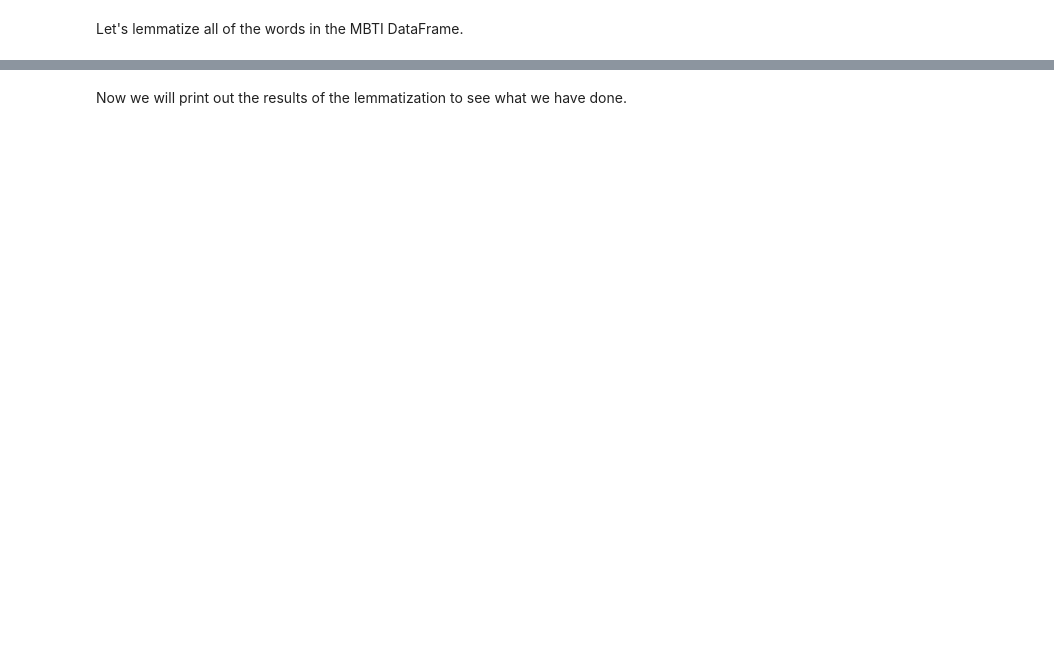
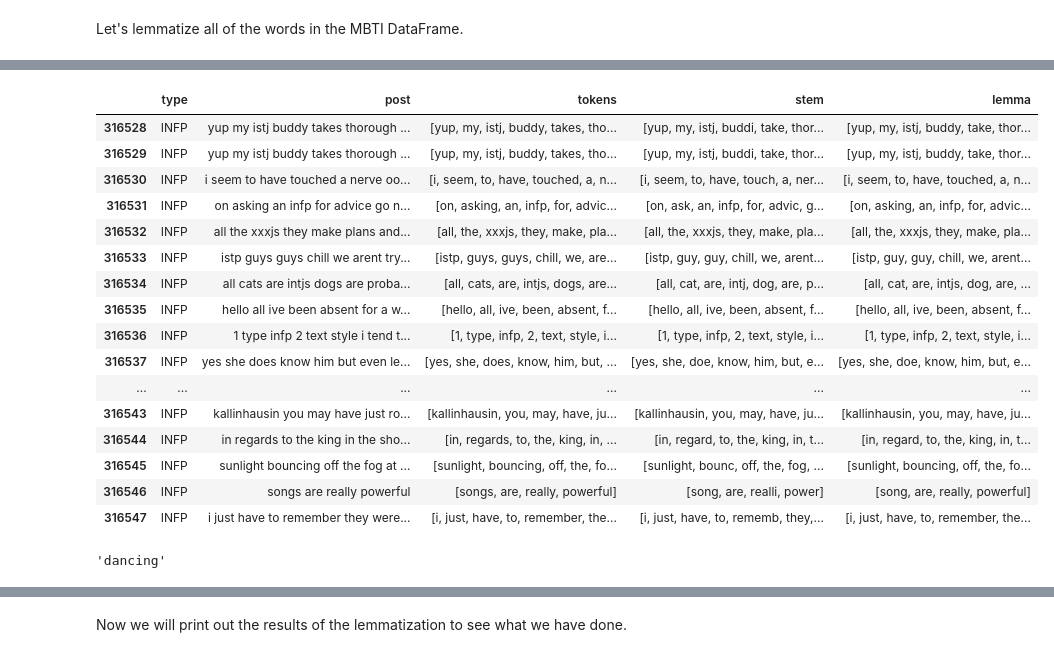
Before and after one commit to mut-rogers/Machine-Learning, a Jupyter notebook: Natural Language Processing - NLP/Introduction_to_NLP_and_cleaning_text_Examples.ipynb, the cells around one changed output, grey strips where cells are left out. Drawn from its saved outputs; the diff is of its cells as text; code cells hidden in the pictures; blank space fills up the shorter version.

```diff
--- a/Natural Language Processing - NLP/Introduction_to_NLP_and_cleaning_text_Examples.ipynb
+++ b/Natural Language Processing - NLP/Introduction_to_NLP_and_cleaning_text_Examples.ipynb
@@ -220,0 +451,2 @@ for word in words.split():
+# %%
+dataset["stem"] = dataset.tokens.apply(stemmer, args=(my_stemmer, ))
@@ -255,0 +555,27 @@ Let's lemmatize all of the words in the MBTI DataFrame.
+# %%
+my_lemmatizer = WordNetLemmatizer()
+# %%
+def do_lematization(word_list, func):
+    return [my_lemmatizer.lemmatize(word) for word in word_list]
+# %%
+dataset["lemma"] = dataset.tokens.apply(do_lematization, args=(my_lemmatizer, ))
+# %%
+dataset.tail(20)
+# %% [output]
+|  | type | post | tokens | stem | lemma |
+| 316528 | INFP | yup my istj buddy takes thorough ... | [yup, my, istj, buddy, takes, tho... | [yup, my, istj, buddi, take, thor... | [yup, my, istj, buddy, take, thor... |
+| 316529 | INFP | yup my istj buddy takes thorough ... | [yup, my, istj, buddy, takes, tho... | [yup, my, istj, buddi, take, thor... | [yup, my, istj, buddy, take, thor... |
+| 316530 | INFP | i seem to have touched a nerve oo... | [i, seem, to, have, touched, a, n... | [i, seem, to, have, touch, a, ner... | [i, seem, to, have, touched, a, n... |
+| 316531 | INFP | on asking an infp for advice go n... | [on, asking, an, infp, for, advic... | [on, ask, an, infp, for, advic, g... | [on, asking, an, infp, for, advic... |
+| 316532 | INFP | all the xxxjs they make plans and... | [all, the, xxxjs, they, make, pla... | [all, the, xxxjs, they, make, pla... | [all, the, xxxjs, they, make, pla... |
+| 316533 | INFP | istp guys guys chill we arent try... | [istp, guys, guys, chill, we, are... | [istp, guy, guy, chill, we, arent... | [istp, guy, guy, chill, we, arent... |
+| 316534 | INFP | all cats are intjs dogs are proba... | [all, cats, are, intjs, dogs, are... | [all, cat, are, intj, dog, are, p... | [all, cat, are, intjs, dog, are, ... |
+| 316535 | INFP | hello all ive been absent for a w... | [hello, all, ive, been, absent, f... | [hello, all, ive, been, absent, f... | [hello, all, ive, been, absent, f... |
+| 316536 | INFP | 1 type infp 2 text style i tend t... | [1, type, infp, 2, text, style, i... | [1, type, infp, 2, text, style, i... | [1, type, infp, 2, text, style, i... |
+| 316537 | INFP | yes she does know him but even le... | [yes, she, does, know, him, but, ... | [yes, she, doe, know, him, but, e... | [yes, she, doe, know, him, but, e... |
+| ... | ... | ... | ... | ... | ... |
+| 316543 | INFP | kallinhausin you may have just ro... | [kallinhausin, you, may, have, ju... | [kallinhausin, you, may, have, ju... | [kallinhausin, you, may, have, ju... |
+| 316544 | INFP | in regards to the king in the sho... | [in, regards, to, the, king, in, ... | [in, regard, to, the, king, in, t... | [in, regard, to, the, king, in, t... |
+| 316545 | INFP | sunlight bouncing off the fog at ... | [sunlight, bouncing, off, the, fo... | [sunlight, bounc, off, the, fog, ... | [sunlight, bouncing, off, the, fo... |
+| 316546 | INFP | songs are really powerful | [songs, are, really, powerful] | [song, are, realli, power] | [song, are, really, powerful] |
+| 316547 | INFP | i just have to remember they were... | [i, just, have, to, remember, the... | [i, just, have, to, rememb, they,... | [i, just, have, to, remember, the... |
@@ -256,3 +584,7 @@ Let's lemmatize all of the words in the MBTI DataFrame.
+# %%
+lemmatizer_.lemmatize("dancing")
+# %% [output]
+'dancing'
 # %%
 def mbti_lemma(words, lemmatizer):
     return [lemmatizer.lemmatize(word) for word in words]
```
Also changed, not shown: parts of 43 cells of this notebook, 1 other file.
